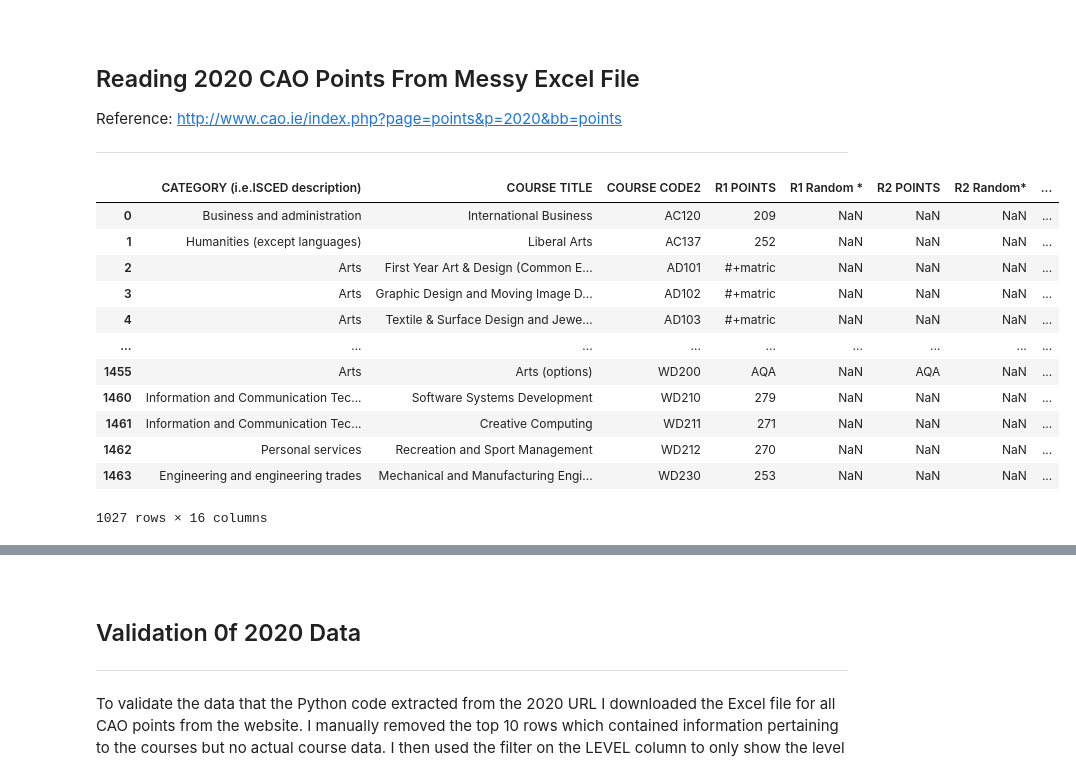
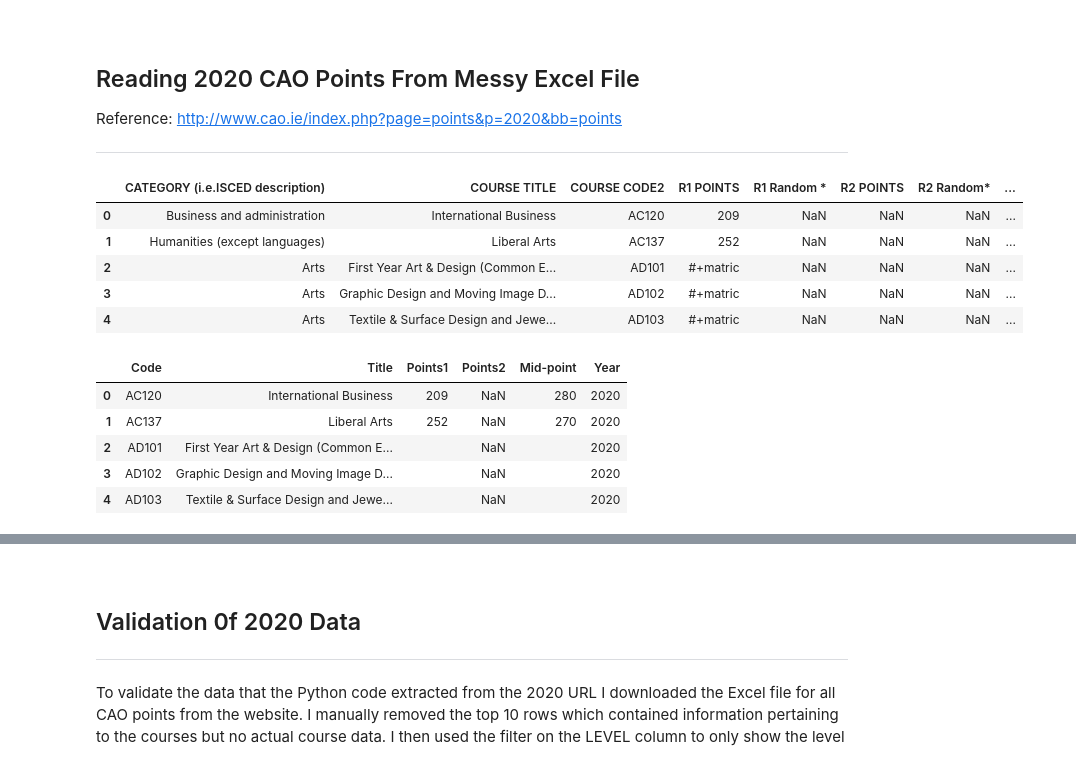
Before and after one commit to Sam-Tracey/Fundamentals-of-Data-Analysis, a Jupyter notebook: cao.ipynb, the cells around one changed output, grey strips where cells are left out. Drawn from its saved outputs; the diff is of its cells as text; code cells hidden in the pictures.

```diff
--- a/cao.ipynb
+++ b/cao.ipynb
@@ -189,32 +305,35 @@ df2020['Year'] = 2020
 # %%
 # Select only lvl 8 courses
 df2020 = df2020[df2020['LEVEL'] > 7]
 # Have a peak at top and bottom rows of dataframe
-df2020
+df2020.head()
 # %% [output]
 |  | CATEGORY (i.e.ISCED description) | COURSE TITLE | COURSE CODE2 | R1 POINTS | R1 Random * | R2 POINTS | R2 Random* | ... |
 | 0 | Business and administration | International Business | AC120 | 209 | NaN | NaN | NaN | ... |
 | 1 | Humanities (except languages) | Liberal Arts | AC137 | 252 | NaN | NaN | NaN | ... |
 | 2 | Arts | First Year Art & Design (Common E... | AD101 | #+matric | NaN | NaN | NaN | ... |
 | 3 | Arts | Graphic Design and Moving Image D... | AD102 | #+matric | NaN | NaN | NaN | ... |
 | 4 | Arts | Textile & Surface Design and Jewe... | AD103 | #+matric | NaN | NaN | NaN | ... |
-| ... | ... | ... | ... | ... | ... | ... | ... | ... |
-| 1455 | Arts | Arts (options) | WD200 | AQA | NaN | AQA | NaN | ... |
-| 1460 | Information and Communication Tec... | Software Systems Development | WD210 | 279 | NaN | NaN | NaN | ... |
-| 1461 | Information and Communication Tec... | Creative Computing | WD211 | 271 | NaN | NaN | NaN | ... |
-| 1462 | Personal services | Recreation and Sport Management | WD212 | 270 | NaN | NaN | NaN | ... |
-| 1463 | Engineering and engineering trades | Mechanical and Manufacturing Engi... | WD230 | 253 | NaN | NaN | NaN | ... |
-1027 rows × 16 columns
 # %%
 # Select only Columns of Interest
-df2020 = df2020.loc[:, ['COURSE CODE2', 'COURSE TITLE', 'EOS', 'EOS Mid-point', 'Year']]
+df2020 = df2020.loc[:, ['COURSE CODE2', 'COURSE TITLE', 'R1 POINTS', 'R2 POINTS', 'EOS Mid-point', 'Year']]
 
 # Remove all non-numeric characters that appeared in the Points columns
-df2020['EOS'] = df2020['EOS'].replace('[a-z.#*+A-Z]', '',regex=True)
+df2020['R1 POINTS'] = df2020['R1 POINTS'].replace('[a-z.#*+A-Z]', '',regex=True)
+df2020['R2 POINTS'] = df2020['R2 POINTS'].replace('[a-z.#*+A-Z]', '',regex=True)
 df2020['EOS Mid-point'] = df2020['EOS Mid-point'].replace('[a-z.#*+A-Z]', '',regex=True)
 
 # Rename dataframe columns
-df2020.columns = ['Code', 'Title', 'Points1', 'Points2', 'Year']
+df2020.columns = ['Code', 'Title', 'Points1', 'Points2', 'Mid-point', 'Year']
+
+df2020.head()
+# %% [output]
+|  | Code | Title | Points1 | Points2 | Mid-point | Year |
+| 0 | AC120 | International Business | 209 | NaN | 280 | 2020 |
+| 1 | AC137 | Liberal Arts | 252 | NaN | 270 | 2020 |
+| 2 | AD101 | First Year Art & Design (Common E... |  | NaN |  | 2020 |
+| 3 | AD102 | Graphic Design and Moving Image D... |  | NaN |  | 2020 |
+| 4 | AD103 | Textile & Surface Design and Jewe... |  | NaN |  | 2020 |
 # %%
 # Write dataframe to .csv file
 df2020.to_csv(path2020, encoding='utf-8')
```
Also changed, not shown: parts of 35 cells of this notebook, 28 other files.
